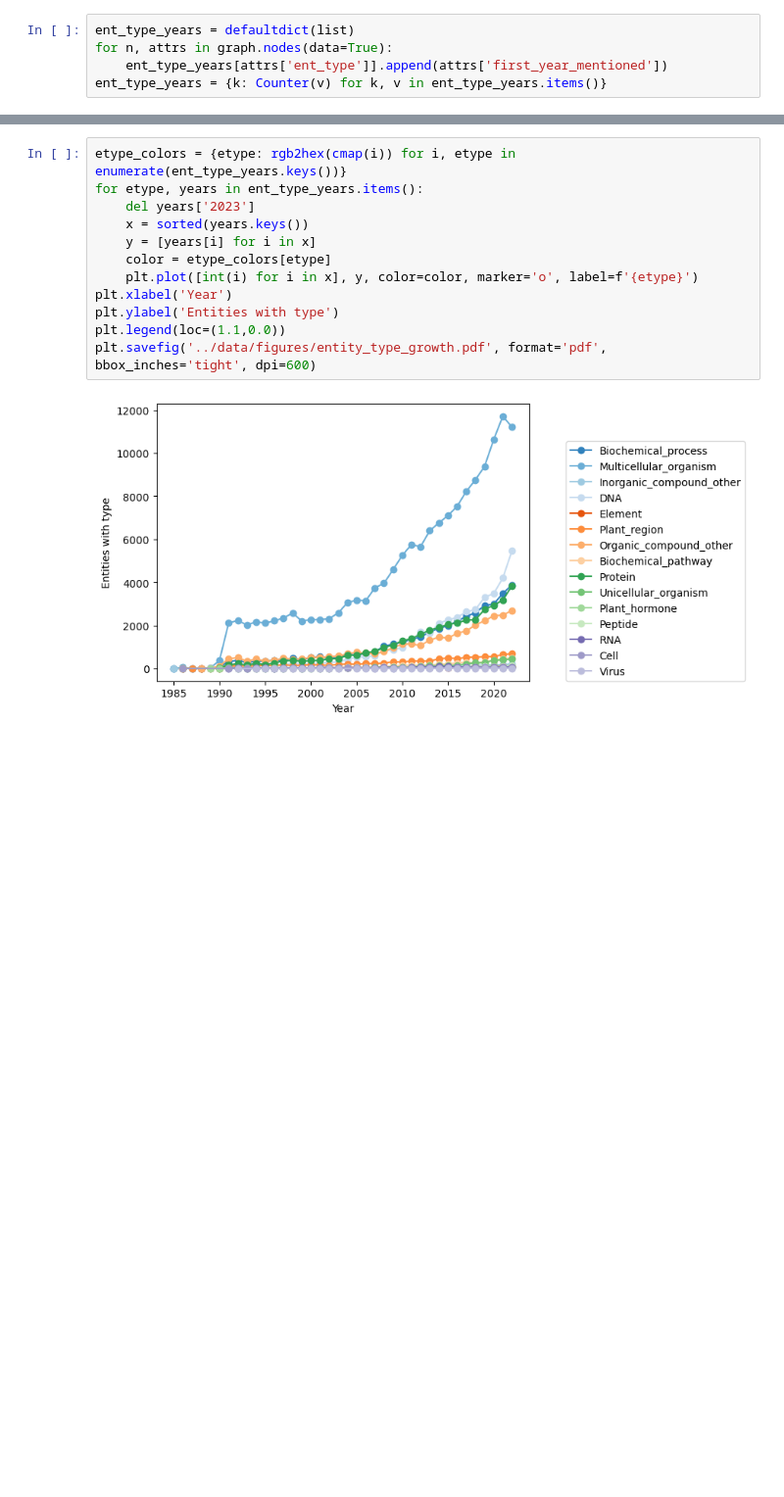
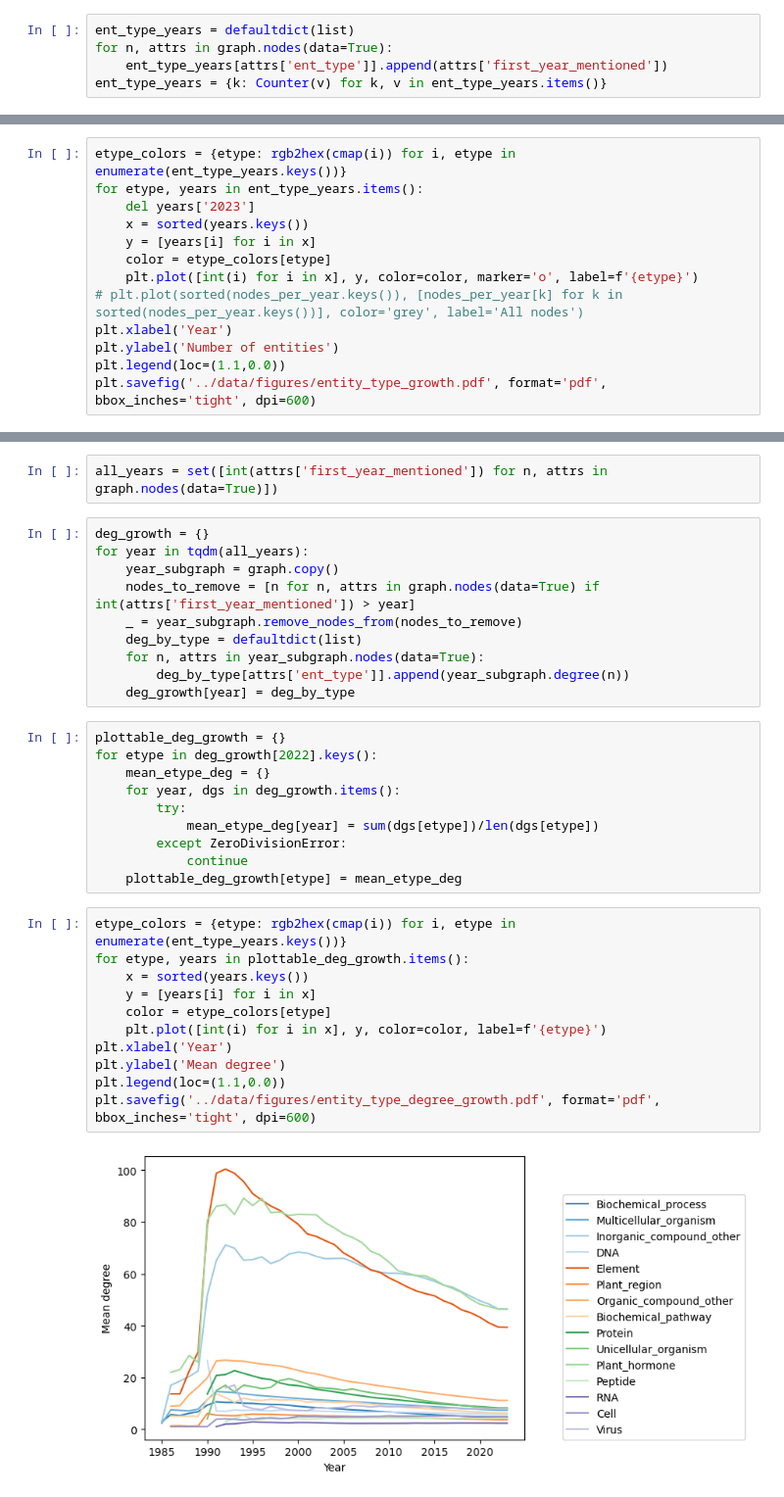
Before and after one commit to serenalotreck/literature-genes, a Jupyter notebook: notebooks/dygiepp_entity_characterization_and_grounding.ipynb, the cells around one changed output, grey strips where cells are left out. Shown at 98% size. Cells and saved outputs as stored; diff of their text form; blank space fills up the shorter version.

```diff
--- a/notebooks/dygiepp_entity_characterization_and_grounding.ipynb
+++ b/notebooks/dygiepp_entity_characterization_and_grounding.ipynb
@@ -237,0 +246,13 @@ ent_type_years = {k: Counter(v) for k, v in ent_type_years.items()}
+# %%
+etype_colors = {etype: rgb2hex(cmap(i)) for i, etype in enumerate(ent_type_years.keys())}
+for etype, years in ent_type_years.items():
+    del years['2023']
+    x = sorted(years.keys())
+    y = [years[i] for i in x]
+    color = etype_colors[etype]
+    plt.plot([int(i) for i in x], y, color=color, marker='o', label=f'{etype}')
+# plt.plot(sorted(nodes_per_year.keys()), [nodes_per_year[k] for k in sorted(nodes_per_year.keys())], color='grey', label='All nodes')
+plt.xlabel('Year')
+plt.ylabel('Number of entities')
+plt.legend(loc=(1.1,0.0))
+plt.savefig('../data/figures/entity_type_growth.pdf', format='pdf', bbox_inches='tight', dpi=600)
@@ -238,14 +273,35 @@ ent_type_years = {k: Counter(v) for k, v in ent_type_years.items()}
+# %%
+all_years = set([int(attrs['first_year_mentioned']) for n, attrs in graph.nodes(data=True)])
+# %%
+deg_growth = {}
+for year in tqdm(all_years):
+    year_subgraph = graph.copy()
+    nodes_to_remove = [n for n, attrs in graph.nodes(data=True) if int(attrs['first_year_mentioned']) > year]
+    _ = year_subgraph.remove_nodes_from(nodes_to_remove)
+    deg_by_type = defaultdict(list)
+    for n, attrs in year_subgraph.nodes(data=True):
+        deg_by_type[attrs['ent_type']].append(year_subgraph.degree(n))
+    deg_growth[year] = deg_by_type
+# %%
+plottable_deg_growth = {}
+for etype in deg_growth[2022].keys():
+    mean_etype_deg = {}
+    for year, dgs in deg_growth.items():
+        try:
+            mean_etype_deg[year] = sum(dgs[etype])/len(dgs[etype])
+        except ZeroDivisionError:
+            continue
+    plottable_deg_growth[etype] = mean_etype_deg
 # %%
 etype_colors = {etype: rgb2hex(cmap(i)) for i, etype in enumerate(ent_type_years.keys())}
-for etype, years in ent_type_years.items():
-    del years['2023']
+for etype, years in plottable_deg_growth.items():
     x = sorted(years.keys())
     y = [years[i] for i in x]
     color = etype_colors[etype]
-    plt.plot([int(i) for i in x], y, color=color, marker='o', label=f'{etype}')
+    plt.plot([int(i) for i in x], y, color=color, label=f'{etype}')
 plt.xlabel('Year')
-plt.ylabel('Entities with type')
+plt.ylabel('Mean degree')
 plt.legend(loc=(1.1,0.0))
-plt.savefig('../data/figures/entity_type_growth.pdf', format='pdf', bbox_inches='tight', dpi=600)
+plt.savefig('../data/figures/entity_type_degree_growth.pdf', format='pdf', bbox_inches='tight', dpi=600)
 # %% [output]
-[figure, old version]
+[figure, new version]
```
Also changed, not shown: parts of 7 cells of this notebook, 2 other files.
